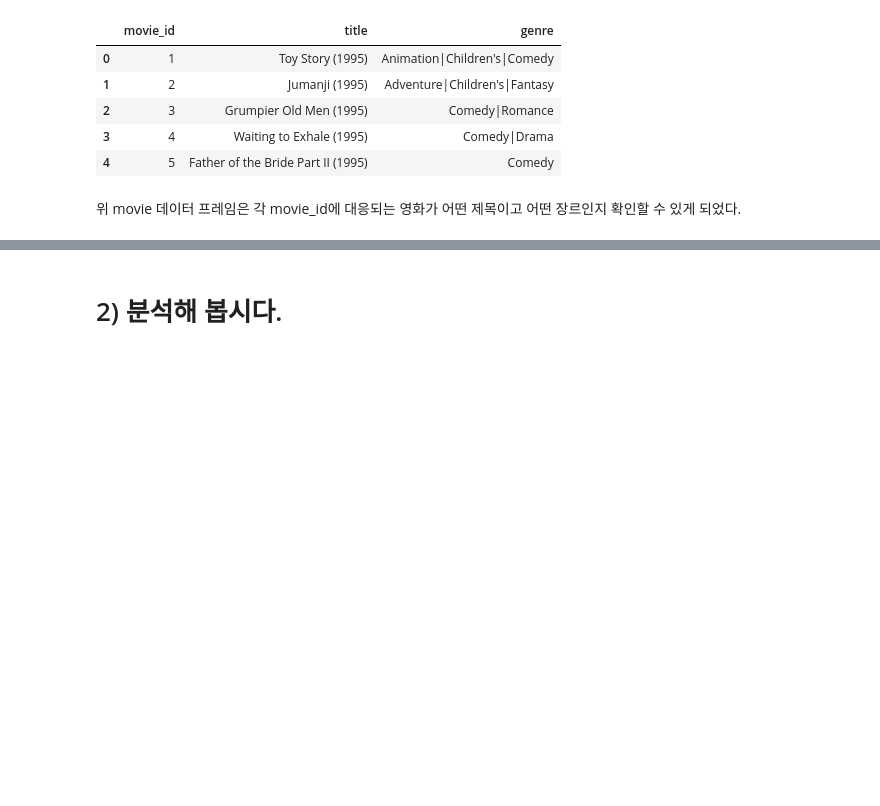
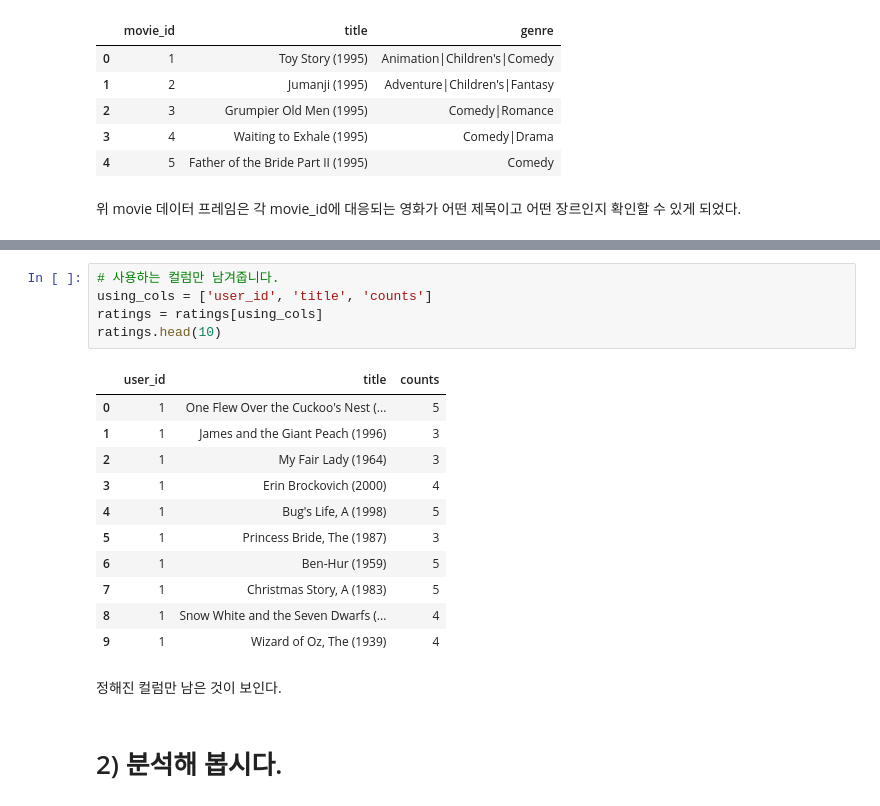
Before and after one commit to kkalkkkal/AIFFEL, a Jupyter notebook: 14. 아이유팬이 좋아할 만한 다른 아티스트 찾기/Movielens 영화 추천 실습.ipynb, the cells around one changed output, grey strips where cells are left out. Cells and saved outputs as stored; diff of their text form; blank space fills up the shorter version.

```diff
--- a/14. 아이유팬이 좋아할 만한 다른 아티스트 찾기/Movielens 영화 추천 실습.ipynb
+++ b/14. 아이유팬이 좋아할 만한 다른 아티스트 찾기/Movielens 영화 추천 실습.ipynb
@@ -90,3 +109,22 @@ movies.head()
+# %%
+# 사용하는 컬럼만 남겨줍니다.
+using_cols = ['user_id', 'title', 'counts']
+ratings = ratings[using_cols]
+ratings.head(10)
+# %% [output]
+|  | user_id | title | counts |
+| 0 | 1 | One Flew Over the Cuckoo's Nest (... | 5 |
+| 1 | 1 | James and the Giant Peach (1996) | 3 |
+| 2 | 1 | My Fair Lady (1964) | 3 |
+| 3 | 1 | Erin Brockovich (2000) | 4 |
+| 4 | 1 | Bug's Life, A (1998) | 5 |
+| 5 | 1 | Princess Bride, The (1987) | 3 |
+| 6 | 1 | Ben-Hur (1959) | 5 |
+| 7 | 1 | Christmas Story, A (1983) | 5 |
+| 8 | 1 | Snow White and the Seven Dwarfs (... | 4 |
+| 9 | 1 | Wizard of Oz, The (1939) | 4 |
+# %% [markdown]
+정해진 컬럼만 남은 것이 보인다.
 # %% [markdown]
 # 2) 분석해 봅시다.
 # %% [markdown]
```
Also changed, not shown: parts of 57 cells of this notebook.
